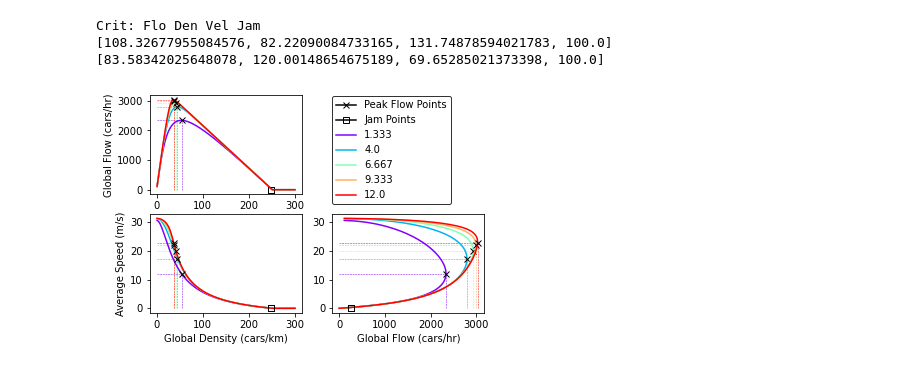
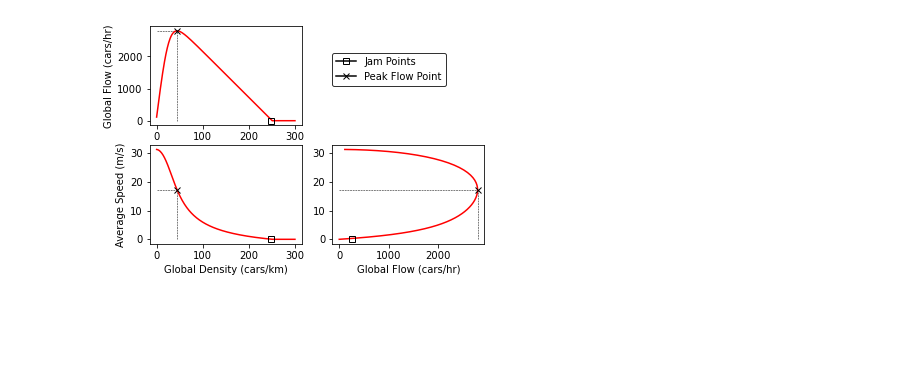
Before and after one commit to Samuel-Tho/IDM-Traffic-Sim, a Jupyter notebook: Basic Model Analysis.ipynb, the cells around one changed output. Cells and saved outputs as stored; diff of their text form; code cells hidden in the pictures; blank space fills up the shorter version.

```diff
--- a/Basic Model Analysis.ipynb
+++ b/Basic Model Analysis.ipynb
@@ -112,7 +130,40 @@ markerfacecolor='None')
-# %%
-run_analysis(AccExp,[1,300],'Acceleration Exponent',1000, 4,StandMod)
-# %% [output]
-Crit: Flo Den Vel Jam
-[108.32677955084576, 82.22090084733165, 131.74878594021783, 100.0]
-[83.58342025648078, 120.00148654675189, 69.65285021373398, 100.0]
-[figure, removed]
+# %%
+xtot = np.linspace(0,300,299)
+y = StandMod[0,:]
+avgtot = StandMod[1,:]
+crashpointlist = []
+for yy in range(len(StandMod[0,:])):
+    if StandMod[0,yy] == 0:
+        crashpointlist.append(yy)
+        break
+
+fundamentalfig, axs = plt.subplots(2,2)
+legend_elements = [Line2D([0],[0],color = 'k',marker = 's',markeredgewidth=1,markeredgecolor='k',
+markerfacecolor='None', label = 'Jam Points'), Line2D([0],[0],color = 'k',marker = 'x',label = 'Peak Flow Point')]
+axs[0,0].legend(handles = legend_elements, loc = (1.2,0.4),edgecolor = 'k')
+axs[0,0].plot(xtot,y,color = 'red')
+axs[0,0].plot(crashpointlist[0],0, marker = 's', zorder = 4, markeredgewidth=1,markeredgecolor='k',
+markerfacecolor='None')
+axs[0,0].plot(xtot[find_crit_ind(y)],y[find_crit_ind(y)],marker = 'x',color = 'k', zorder = 3)
+axs[0,0].vlines(xtot[find_crit_ind(y)],0,y[find_crit_ind(y)],'k','dashed',linewidth=0.5)
+axs[0,0].hlines(y[find_crit_ind(y)],0,xtot[find_crit_ind(y)],'k','dashed',linewidth=0.5)
+axs[0,0].set_ylabel('Global Flow (cars/hr)')
+axs[1,0].plot(xtot,avgtot,color = 'red')
+axs[1,0].plot(crashpointlist[0],0, marker = 's', zorder = 4, markeredgewidth=1,markeredgecolor='k',
+markerfacecolor='None')
+axs[1,0].plot(xtot[find_crit_ind(y)],avgtot[find_crit_ind(y)],marker = 'x',color = 'k', zorder = 3)
+axs[1,0].vlines(xtot[find_crit_ind(y)],0,avgtot[find_crit_ind(y)],'k','dashed',linewidth=0.5)
+axs[1,0].hlines(avgtot[find_crit_ind(y)],0,xtot[find_crit_ind(y)],'k','dashed',linewidth=0.5)
+axs[1,0].set_xlabel('Global Density (cars/km)')
+axs[1,0].set_ylabel('Average Speed (m/s)')
+axs[1,1].plot(y,avgtot,color = 'red')
+axs[1,1].plot(crashpointlist[0],0, marker = 's', zorder = 4, markeredgewidth=1,markeredgecolor='k',
+markerfacecolor='None')
+axs[1,1].plot(y[find_crit_ind(y)],avgtot[find_crit_ind(y)],marker = 'x',color = 'k', zorder = 3)
+axs[1,1].vlines(y[find_crit_ind(y)],0,avgtot[find_crit_ind(y)],'k','dashed',linewidth=0.5)
+axs[1,1].hlines(avgtot[find_crit_ind(y)],0,y[find_crit_ind(y)],'k','dashed',linewidth=0.5)
+axs[1,1].set_xlabel('Global Flow (cars/hr)')
+axs[0,1].axis('off')
+plt.savefig(f'Standard Model FundFigs.png', dpi = 500)
+# %% [output]
+[figure, added]
```
Also changed, not shown: parts of 10 cells of this notebook, 4 other files.
